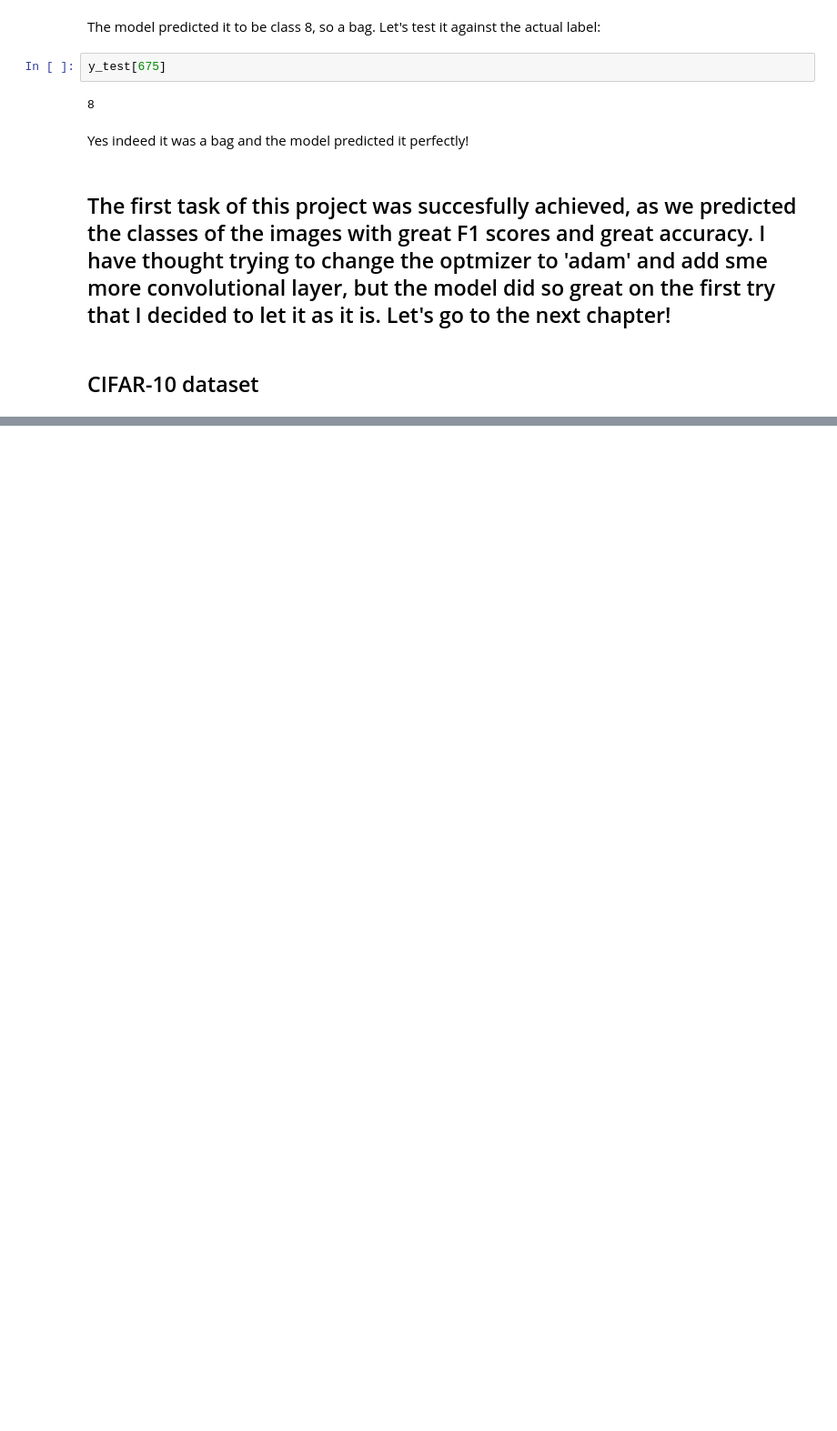
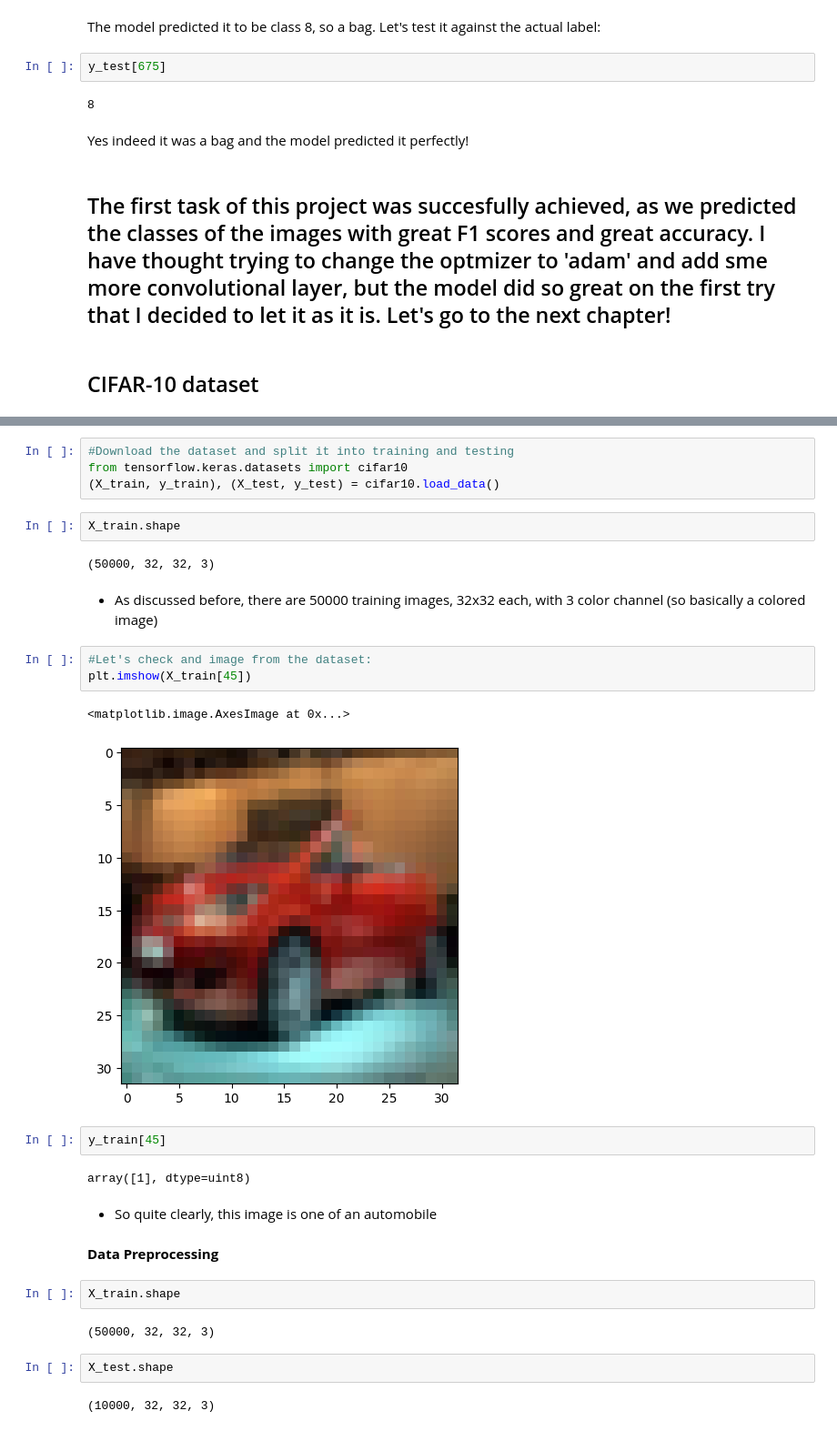
Before and after one commit to MarkusZetes/Personal-Projects, a Jupyter notebook: Greyscale, Color and 'Real World' Image Classification.ipynb, the cells around one changed output, grey strips where cells are left out. Shown at 91% size. Saved outputs shown, nothing was run; the diff lists cells and outputs as text; blank space fills up the shorter version.

```diff
--- a/Greyscale, Color and 'Real World' Image Classification.ipynb
+++ b/Greyscale, Color and 'Real World' Image Classification.ipynb
@@ -477,0 +484,32 @@ This image-dataset includes 10 labels of different colored items. The dataset is
+# %%
+#Download the dataset and split it into training and testing
+from tensorflow.keras.datasets import cifar10
+(X_train, y_train), (X_test, y_test) = cifar10.load_data()
+# %%
+X_train.shape
+# %% [output]
+(50000, 32, 32, 3)
+# %% [markdown]
+- As discussed before, there are 50000 training images, 32x32 each, with 3 color channel (so basically a colored image)
+# %%
+#Let's check and image from the dataset:
+plt.imshow(X_train[45])
+# %% [output]
+<matplotlib.image.AxesImage at 0x...>
+[figure, added]
+# %%
+y_train[45]
+# %% [output]
+array([1], dtype=uint8)
+# %% [markdown]
+- So quite clearly, this image is one of an automobile
+# %% [markdown]
+**Data Preprocessing**
+# %%
+X_train.shape
+# %% [output]
+(50000, 32, 32, 3)
+# %%
+X_test.shape
+# %% [output]
+(10000, 32, 32, 3)
```
Also changed, not shown: parts of 41 cells of this notebook.
